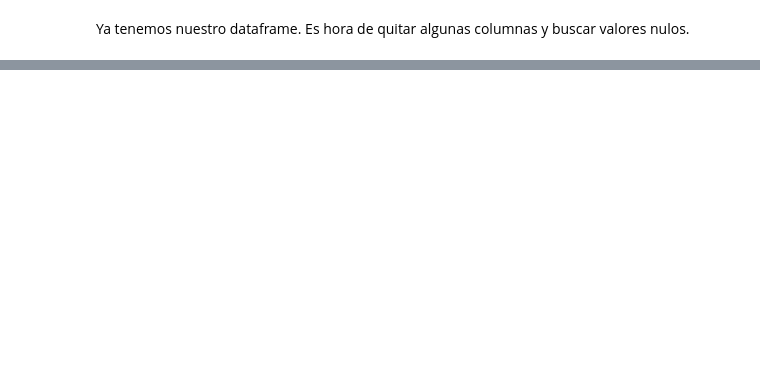
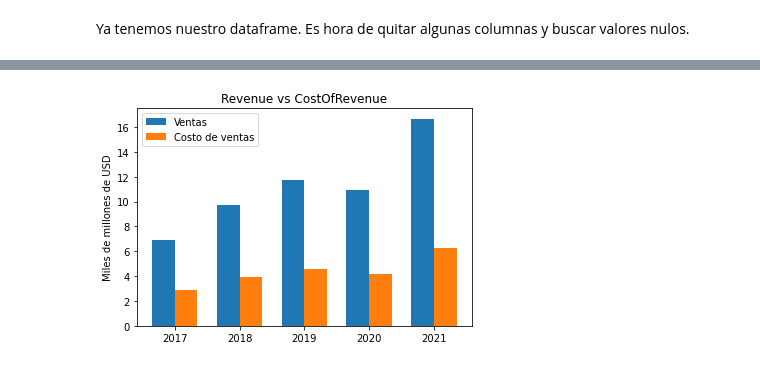
Before and after one commit to joseluistello/Python--, a Jupyter notebook: Financial_API/Working with a Financial API.ipynb, the cells around one changed output, grey strips where cells are left out. Drawn from its saved outputs; the diff is of its cells as text; code cells hidden in the pictures; blank space fills up the shorter version.

```diff
--- a/Financial_API/Working with a Financial API.ipynb
+++ b/Financial_API/Working with a Financial API.ipynb
@@ -98,0 +157,29 @@ plt.show()
+# %%
+### Localizando los datos
+
+descripcion = ['2017', '2018', '2019', '2020', '2021']
+revenue = df["revenue"]
+costOfRevenue = df["costOfRevenue"]
+
+### Recorriendo la descripcion
+
+x = np.arange(len(descripcion))
+width = 0.35
+
+### Configurando los plots
+
+fig, ax = plt.subplots()
+plot1 = ax.bar(x - width/2, revenue, width, label='Ventas')
+plot2 = ax.bar(x + width/2, costOfRevenue, width, label='Costo de ventas')
+
+### Añadiendo la descripcion
+ax.set_ylabel('Miles de millones de USD')
+ax.set_title('Revenue vs CostOfRevenue')
+ax.set_xticks(x)
+ax.set_xticklabels(descripcion)
+ax.legend()
+
+
+plt.show()
+# %% [output]
+[figure, added]
```
Also changed, not shown: parts of 9 cells of this notebook.
